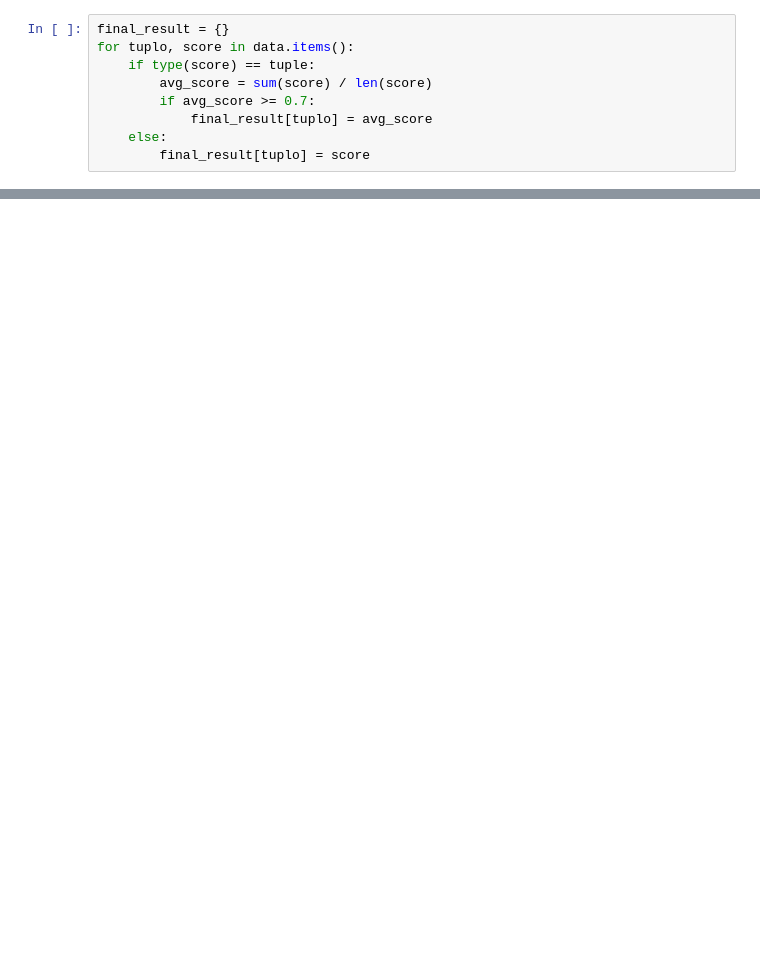
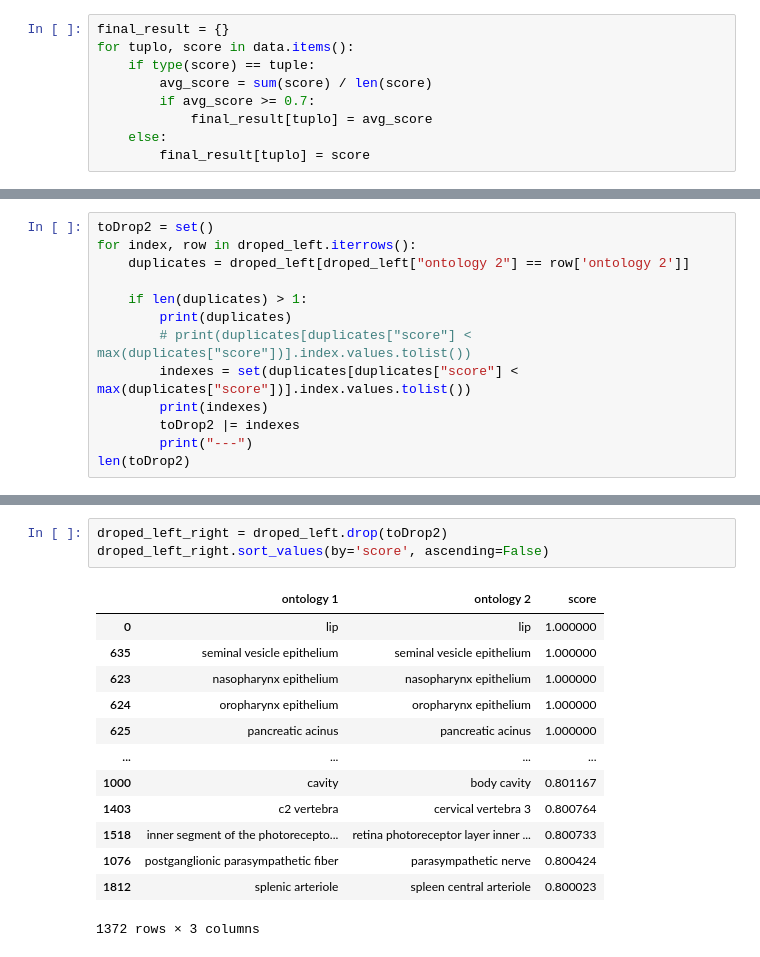
Before and after one commit to RomuloNogueira02/KG-Project, a Jupyter notebook: checkPickle.ipynb, the cells around one changed output, grey strips where cells are left out. Cells and saved outputs as stored; diff of their text form; blank space fills up the shorter version.

```diff
--- a/checkPickle.ipynb
+++ b/checkPickle.ipynb
@@ -54,0 +113,13 @@ Index: []
+# %%
+toDrop2 = set()
+for index, row in droped_left.iterrows():
+    duplicates = droped_left[droped_left["ontology 2"] == row['ontology 2']]
+
+    if len(duplicates) > 1:
+        print(duplicates)
+        # print(duplicates[duplicates["score"] < max(duplicates["score"])].index.values.tolist())
+        indexes = set(duplicates[duplicates["score"] < max(duplicates["score"])].index.values.tolist())
+        print(indexes)
+        toDrop2 |= indexes
+        print("---")
+len(toDrop2)
@@ -54,0 +145,17 @@ Index: []
+# %%
+droped_left_right = droped_left.drop(toDrop2)
+droped_left_right.sort_values(by='score', ascending=False)
+# %% [output]
+|  | ontology 1 | ontology 2 | score |
+| 0 | lip | lip | 1.000000 |
+| 635 | seminal vesicle epithelium | seminal vesicle epithelium | 1.000000 |
+| 623 | nasopharynx epithelium | nasopharynx epithelium | 1.000000 |
+| 624 | oropharynx epithelium | oropharynx epithelium | 1.000000 |
+| 625 | pancreatic acinus | pancreatic acinus | 1.000000 |
+| ... | ... | ... | ... |
+| 1000 | cavity | body cavity | 0.801167 |
+| 1403 | c2 vertebra | cervical vertebra 3 | 0.800764 |
+| 1518 | inner segment of the photorecepto... | retina photoreceptor layer inner ... | 0.800733 |
+| 1076 | postganglionic parasympathetic fiber | parasympathetic nerve | 0.800424 |
+| 1812 | splenic arteriole | spleen central arteriole | 0.800023 |
+1372 rows × 3 columns
```
Also changed, not shown: parts of 10 cells of this notebook, 2 other files.
